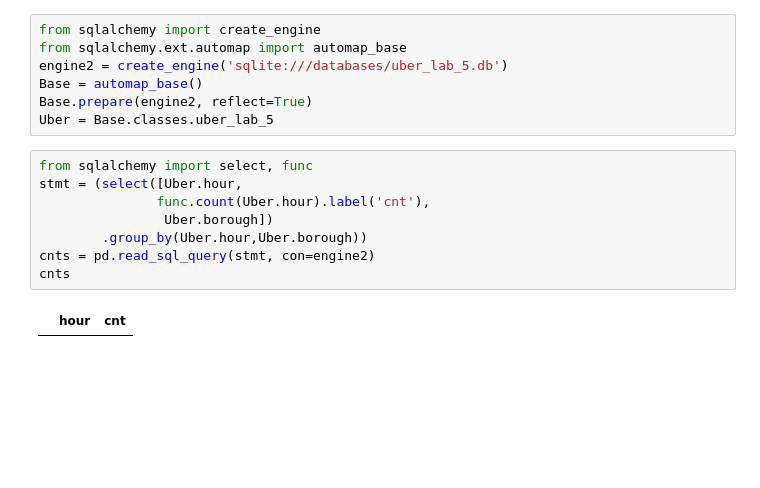
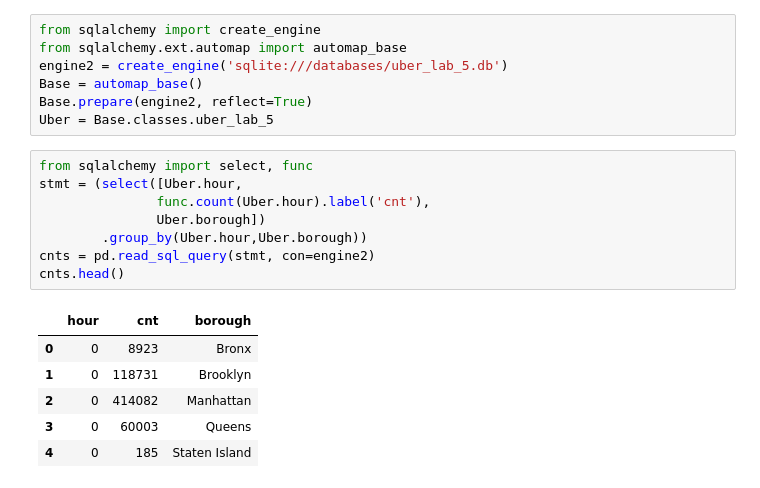
Before and after one commit to SMiertschin/DSCI430, a Jupyter notebook: Lab_5_joining_uber_data_SM.ipynb, the cells around one changed output. Saved outputs shown, nothing was run; the diff lists cells and outputs as text; blank space fills up the shorter version.

```diff
--- a/Lab_5_joining_uber_data_SM.ipynb
+++ b/Lab_5_joining_uber_data_SM.ipynb
@@ -240,10 +240,15 @@ Uber = Base.classes.uber_lab_5
 # %%
 from sqlalchemy import select, func
 stmt = (select([Uber.hour,
                func.count(Uber.hour).label('cnt'),
-                Uber.borough])
+               Uber.borough])
         .group_by(Uber.hour,Uber.borough))
 cnts = pd.read_sql_query(stmt, con=engine2)
-cnts
+cnts.head()
 # %% [output]
-|  | hour | cnt |
+|  | hour | cnt | borough |
+| 0 | 0 | 8923 | Bronx |
+| 1 | 0 | 118731 | Brooklyn |
+| 2 | 0 | 414082 | Manhattan |
+| 3 | 0 | 60003 | Queens |
+| 4 | 0 | 185 | Staten Island |
```
Also changed, not shown: parts of 3 cells of this notebook.
